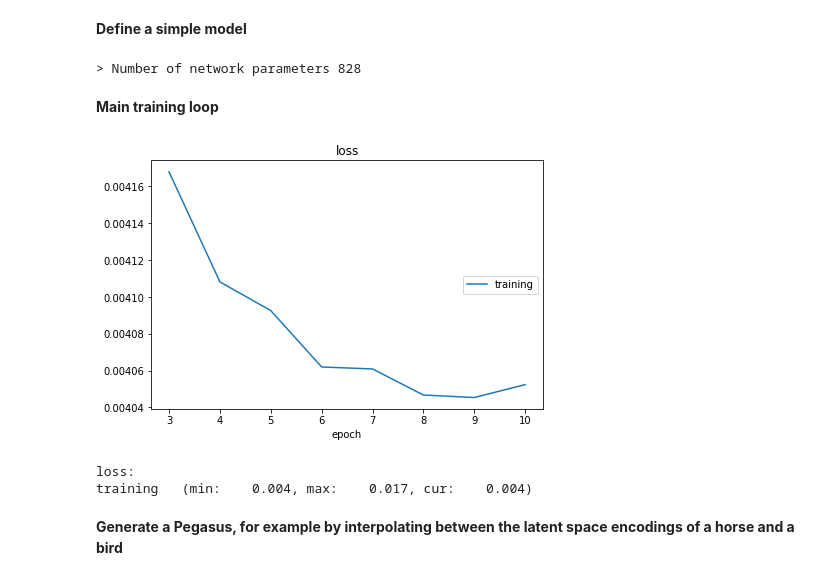
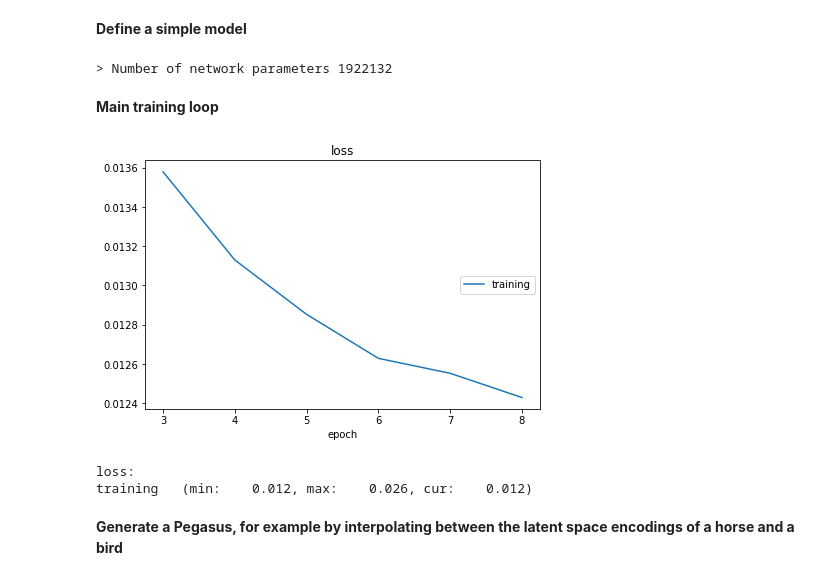
Before and after one commit to jakey1610/MachineLearningL3, a Jupyter notebook: coursework_pegasus.ipynb, the cells around one changed output. Saved outputs shown, nothing was run; the diff lists cells and outputs as text; code cells hidden in the pictures.

```diff
--- a/coursework_pegasus.ipynb
+++ b/coursework_pegasus.ipynb
@@ -75,40 +76,41 @@ class MyNetwork(nn.Module):
     def __init__(self):
         super(MyNetwork, self).__init__()
         layers = nn.ModuleList()
-        # layers.append(nn.Linear(in_features=3*32*32, out_features=512))
+        # layers.append(nn.Conv2d(3, 15, 3))
         # layers.append(nn.ReLU())
-        # layers.append(nn.Linear(in_features=512, out_features=32))
+        # layers.append(nn.Conv2d(15, 3, 3))
         # layers.append(nn.ReLU())
-        # layers.append(nn.Linear(in_features=32, out_features=512))
+        # layers.append(nn.Linear(in_features=3*28*28,out_features=512))
         # layers.append(nn.ReLU())
-        # layers.append(nn.Linear(in_features=512, out_features=3*32*32))
-        # layers.append(nn.Sigmoid())
-        layers.append(nn.Conv2d(3, 15, 3))
+        # layers.append(nn.Linear(in_features=512,out_features=3*32*32))
+        # layers.append(nn.ReLU())
+        layers.append(nn.Conv2d(3,3,3))
         layers.append(nn.ReLU())
-        layers.append(nn.Conv2d(15, 3, 3))
+        layers.append(nn.MaxPool2d(2))
+        layers.append(nn.Dropout(p=0.2))
+        layers.append(nn.Linear(3*15*15,512))
         layers.append(nn.ReLU())
-        layers.append(nn.Linear(in_features=28,out_features=32))
+        layers.append(nn.Linear(512, 3*32*32))
         layers.append(nn.ReLU())
-
         self.layers = layers
 
     def forward(self, x):
-        z = self.encode(x)
-        x = self.decode(z)
+        x = self.encode(x)
         return x
 
     # encode (flatten as linear, then run first half of network)
     def encode(self, x):
-        # x = x.view(x.size(0), -1)
-        for i in range(2):
-            x = self.layers[i](x)
-        return x
-
-    # decode (run second half of network then unflatten)
-    def decode(self, x):
-        for i in range(2,4):
-            x = self.layers[i](x)
-        # x = x.view(x.size(0), 3, 32, 32)
+        for i in range(8):
+            if i == 4:
+              x = x.view(x.size(0),-1)
+              x = self.layers[i](x)
+            elif i in [5,6]:
+              x = self.layers[i](x)
+            elif i == 7:
+              x = self.layers[i](x)
+              x = x.view(x.size(0),3,32,32)
+            else:
+              x = self.layers[i](x)
         return x
 
 N = MyNetwork().to(device)
@@ -120,41 +122,41 @@ optimiser = torch.optim.Adam(N.parameters(), lr=0.001)
 epoch = 0
 liveplot = PlotLosses()
 # %% [output]
-> Number of network parameters 828
+> Number of network parameters 1922132
 # %% [markdown]
 **Main training loop**
 # %%
 # training loop, feel free to also train on the test dataset if you like for generating the pegasus
-while (epoch<10):
+while (epoch<50):
 
     # arrays for metrics
     logs = {}
     train_loss_arr = np.zeros(0)
 
     # iterate over some of the train dateset
-    for i in range(1000):
+    for i in range(3000):
         x,t = next(train_iterator)
         x,t = x.to(device), t.to(device)
 
         optimiser.zero_grad()
         p = N(x)
         loss = ((p-x)**2).mean() # simple MSE loss
         loss.backward()
         optimiser.step()
 
         train_loss_arr = np.append(train_loss_arr, loss.item())
 
     # plot the loss
     liveplot.update({
         'loss': train_loss_arr.mean()
     })
     liveplot.draw()
 
     epoch = epoch+1
 # %% [output]
-[figure, old version]
+[figure, new version]
 loss:
-training   (min:    0.004, max:    0.017, cur:    0.004)
+training   (min:    0.012, max:    0.026, cur:    0.012)
 # %% [markdown]
 **Generate a Pegasus, for example by interpolating between the latent space encodings of a horse and a bird**
 # %%
```
Also changed, not shown: parts of 3 cells of this notebook.
